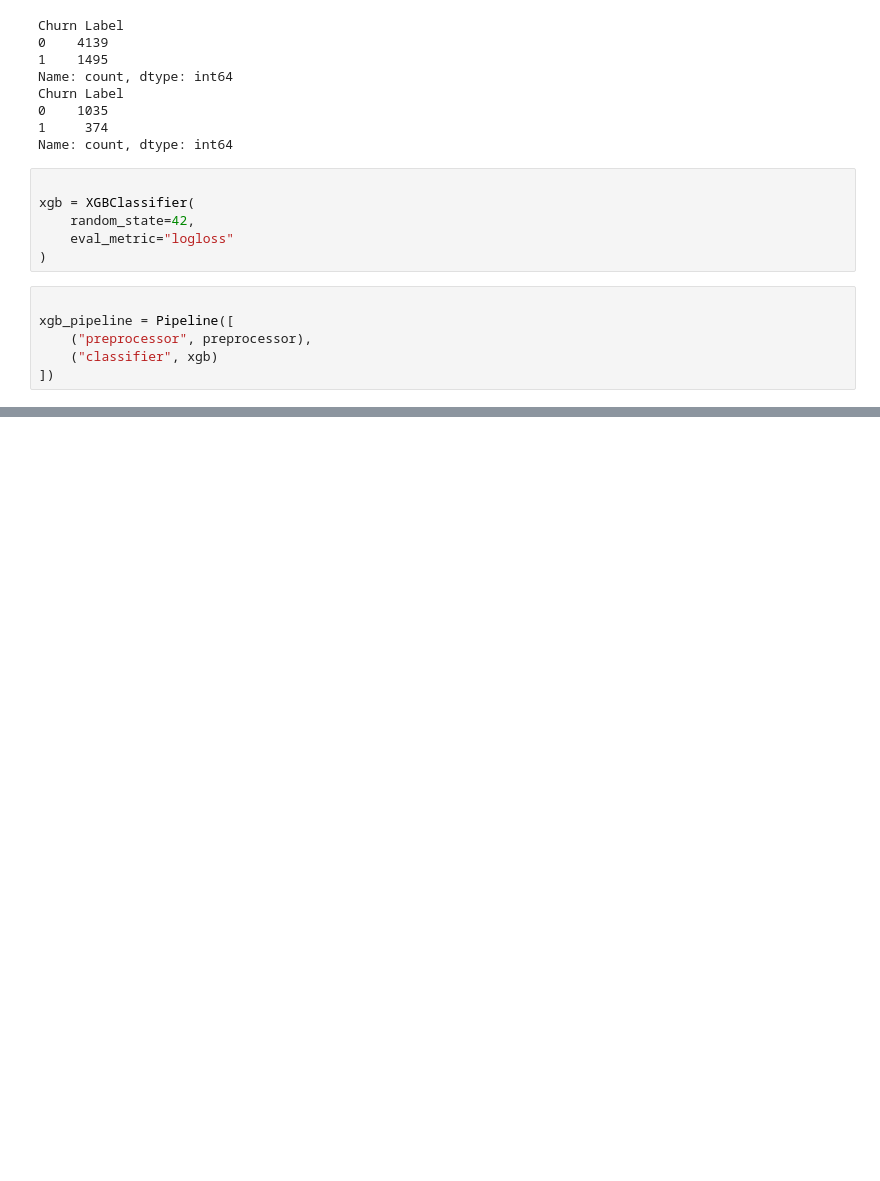
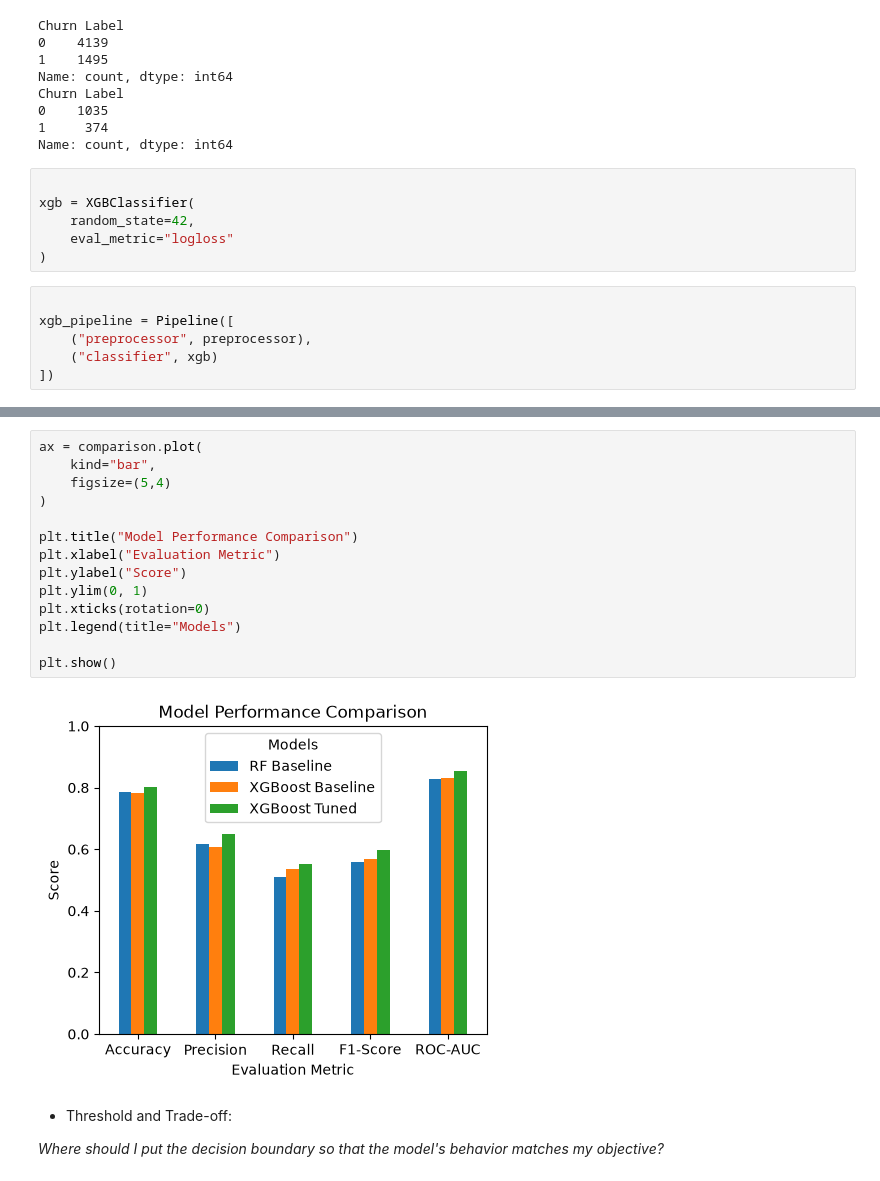
Before and after one commit to ArjunTechie118/Costumer-Churn-Prediction, a Jupyter notebook: notebook/02_model_training.ipynb, the cells around one changed output, grey strips where cells are left out. Saved outputs shown, nothing was run; the diff lists cells and outputs as text; blank space fills up the shorter version.

```diff
--- a/notebook/02_model_training.ipynb
+++ b/notebook/02_model_training.ipynb
@@ -337,0 +596,20 @@ ValueError: Invalid classes inferred from unique values of `y`.  Expected: [0 1]
+# %%
+ax = comparison.plot(
+    kind="bar",
+    figsize=(5,4)
+)
+
+plt.title("Model Performance Comparison")
+plt.xlabel("Evaluation Metric")
+plt.ylabel("Score")
+plt.ylim(0, 1)
+plt.xticks(rotation=0)
+plt.legend(title="Models")
+
+plt.show()
+# %% [output]
+[figure, added]
+# %% [markdown]
+- Threshold and Trade-off:
+
+*Where should I put the decision boundary so that the model's behavior matches my objective?*
```
Also changed, not shown: parts of 108 cells of this notebook.
